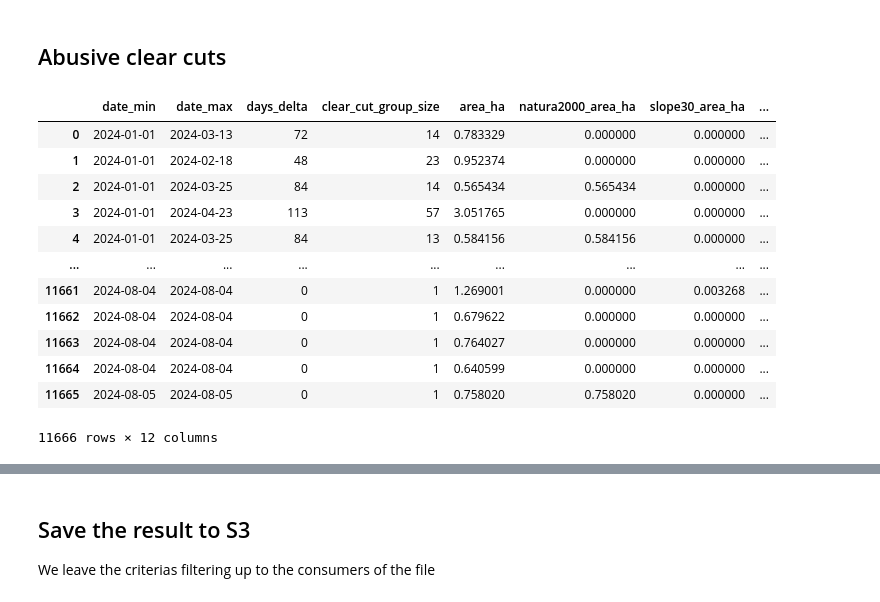
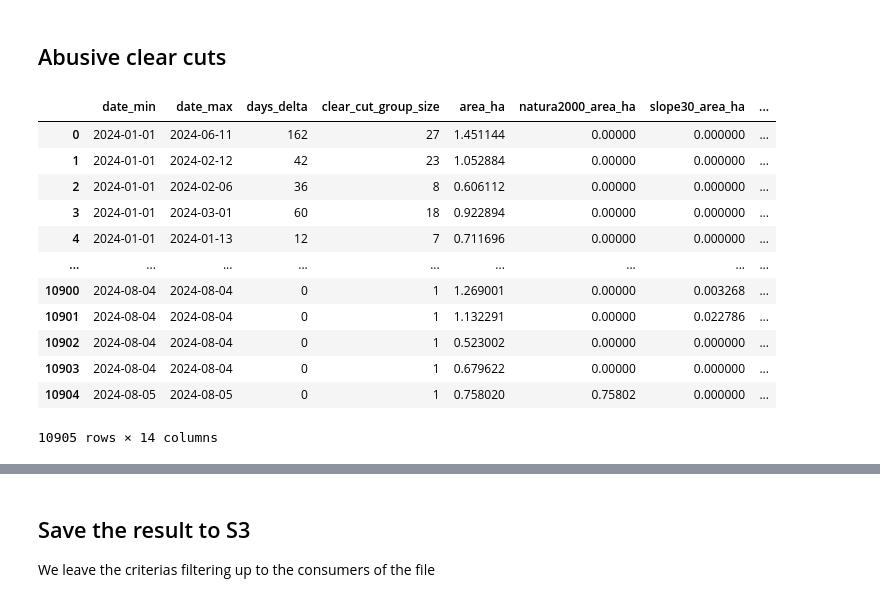
Before and after one commit to dataforgoodfr/13_brigade_coupes_rases, a Jupyter notebook: analytics/notebooks/stats_abusive_clear_cuts.ipynb, the cells around one changed output, grey strips where cells are left out. Saved outputs shown, nothing was run; the diff lists cells and outputs as text; code cells hidden in the pictures.

Commit message:
Add cadastre info to abusive clear cuts output

```diff
--- a/analytics/notebooks/stats_abusive_clear_cuts.ipynb
+++ b/analytics/notebooks/stats_abusive_clear_cuts.ipynb
@@ -59,0 +81,3 @@ slope30
+# %%
+cities: gpd.GeoDataFrame = gpd.read_file("../data/cadastre/cadastre_france_cities.fgb")
+cities
@@ -167,0 +208,33 @@ sufosat
+# %%
+# ~1 minute
+
+
+def join_with_cadastre(
+    sufosat: gpd.GeoDataFrame,
+    cadastre: gpd.GeoDataFrame,
+    cadastre_type: Literal["city", "department"],
+) -> gpd.GeoDataFrame:
+    # Join Sufosat and the departments polygons
+    cadastre["cadastre_geometry"] = cadastre["geometry"]
+    sufosat: gpd.GeoDataFrame = gpd.sjoin(sufosat, cadastre, how="left", predicate="intersects")
+
+    # Get the area of the intersection
+    sufosat["cadastre_intersection_area"] = (
+        sufosat["geometry"].intersection(sufosat["cadastre_geometry"]).area
+    )
+
+    # A clear cut can intersect with several cadastre polygons, we only keep the largest one
+    sufosat = sufosat.sort_values("cadastre_intersection_area", ascending=False)
+    sufosat = sufosat[~sufosat.index.duplicated(keep="first")]
+
+    # Keep relevant columns
+    sufosat = sufosat.drop(
+        columns=["name", "cadastre_geometry", "cadastre_intersection_area", "index_right"]
+    ).rename(columns={"code_insee": f"{cadastre_type}_code_insee"})
+
+    return sufosat
+
+
+sufosat = join_with_cadastre(sufosat, departments, "department")
+sufosat = join_with_cadastre(sufosat, cities, "city")
+sufosat
@@ -167,0 +294,3 @@ sufosat
+# %%
+sufosat = sufosat.dropna().copy()
+sufosat
@@ -183,40 +326,42 @@ sufosat["representative_point_y"] = sufosat.geometry.representative_point().y
 # %%
 # Reorder columns
 sufosat = sufosat[
     [
         "date_min",
         "date_max",
         "days_delta",
         "clear_cut_group_size",
         "area_ha",
         "natura2000_area_ha",
         "slope30_area_ha",
-        "geometry",
+        "department_code_insee",
+        "city_code_insee",
         "centroid_x",
         "centroid_y",
         "representative_point_x",
         "representative_point_y",
+        "geometry",
     ]
 ]
 
 # Sort by date
 sufosat = sufosat.sort_values("date_min").reset_index(drop=True)
 
 sufosat
 # %% [output]
 |  | date_min | date_max | days_delta | clear_cut_group_size | area_ha | natura2000_area_ha | slope30_area_ha | ... |
-| 0 | 2024-01-01 | 2024-03-13 | 72 | 14 | 0.783329 | 0.000000 | 0.000000 | ... |
-| 1 | 2024-01-01 | 2024-02-18 | 48 | 23 | 0.952374 | 0.000000 | 0.000000 | ... |
-| 2 | 2024-01-01 | 2024-03-25 | 84 | 14 | 0.565434 | 0.565434 | 0.000000 | ... |
-| 3 | 2024-01-01 | 2024-04-23 | 113 | 57 | 3.051765 | 0.000000 | 0.000000 | ... |
-| 4 | 2024-01-01 | 2024-03-25 | 84 | 13 | 0.584156 | 0.584156 | 0.000000 | ... |
+| 0 | 2024-01-01 | 2024-06-11 | 162 | 27 | 1.451144 | 0.00000 | 0.000000 | ... |
+| 1 | 2024-01-01 | 2024-02-12 | 42 | 23 | 1.052884 | 0.00000 | 0.000000 | ... |
+| 2 | 2024-01-01 | 2024-02-06 | 36 | 8 | 0.606112 | 0.00000 | 0.000000 | ... |
+| 3 | 2024-01-01 | 2024-03-01 | 60 | 18 | 0.922894 | 0.00000 | 0.000000 | ... |
+| 4 | 2024-01-01 | 2024-01-13 | 12 | 7 | 0.711696 | 0.00000 | 0.000000 | ... |
 | ... | ... | ... | ... | ... | ... | ... | ... | ... |
-| 11661 | 2024-08-04 | 2024-08-04 | 0 | 1 | 1.269001 | 0.000000 | 0.003268 | ... |
-| 11662 | 2024-08-04 | 2024-08-04 | 0 | 1 | 0.679622 | 0.000000 | 0.000000 | ... |
-| 11663 | 2024-08-04 | 2024-08-04 | 0 | 1 | 0.764027 | 0.000000 | 0.000000 | ... |
-| 11664 | 2024-08-04 | 2024-08-04 | 0 | 1 | 0.640599 | 0.000000 | 0.000000 | ... |
-| 11665 | 2024-08-05 | 2024-08-05 | 0 | 1 | 0.758020 | 0.758020 | 0.000000 | ... |
+| 10900 | 2024-08-04 | 2024-08-04 | 0 | 1 | 1.269001 | 0.00000 | 0.003268 | ... |
+| 10901 | 2024-08-04 | 2024-08-04 | 0 | 1 | 1.132291 | 0.00000 | 0.022786 | ... |
+| 10902 | 2024-08-04 | 2024-08-04 | 0 | 1 | 0.523002 | 0.00000 | 0.000000 | ... |
+| 10903 | 2024-08-04 | 2024-08-04 | 0 | 1 | 0.679622 | 0.00000 | 0.000000 | ... |
+| 10904 | 2024-08-05 | 2024-08-05 | 0 | 1 | 0.758020 | 0.75802 | 0.000000 | ... |
-11666 rows × 12 columns
+10905 rows × 14 columns
 # %%
 # Abusive clear cuts with an area >= 10 hectares
 sufosat[sufosat["area_ha"] >= 10]
```
Also changed, not shown: parts of 19 cells of this notebook, 1 other file.
